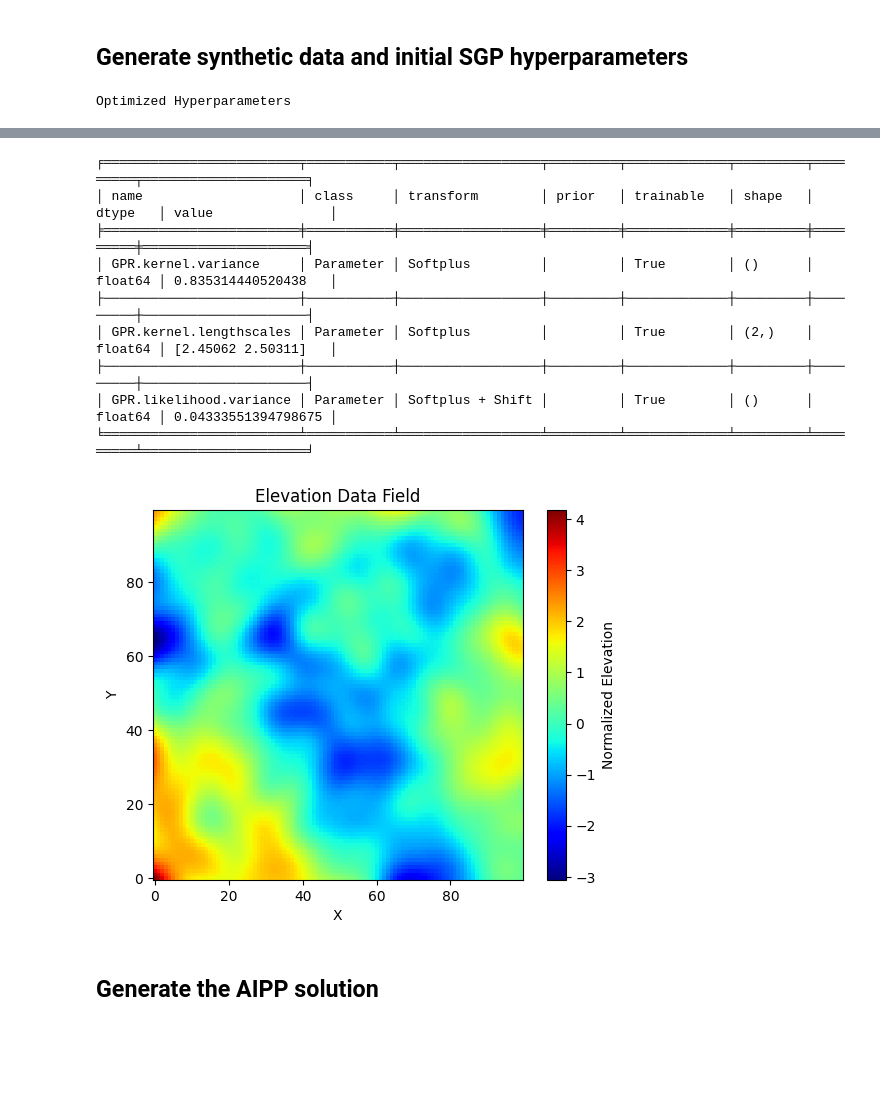
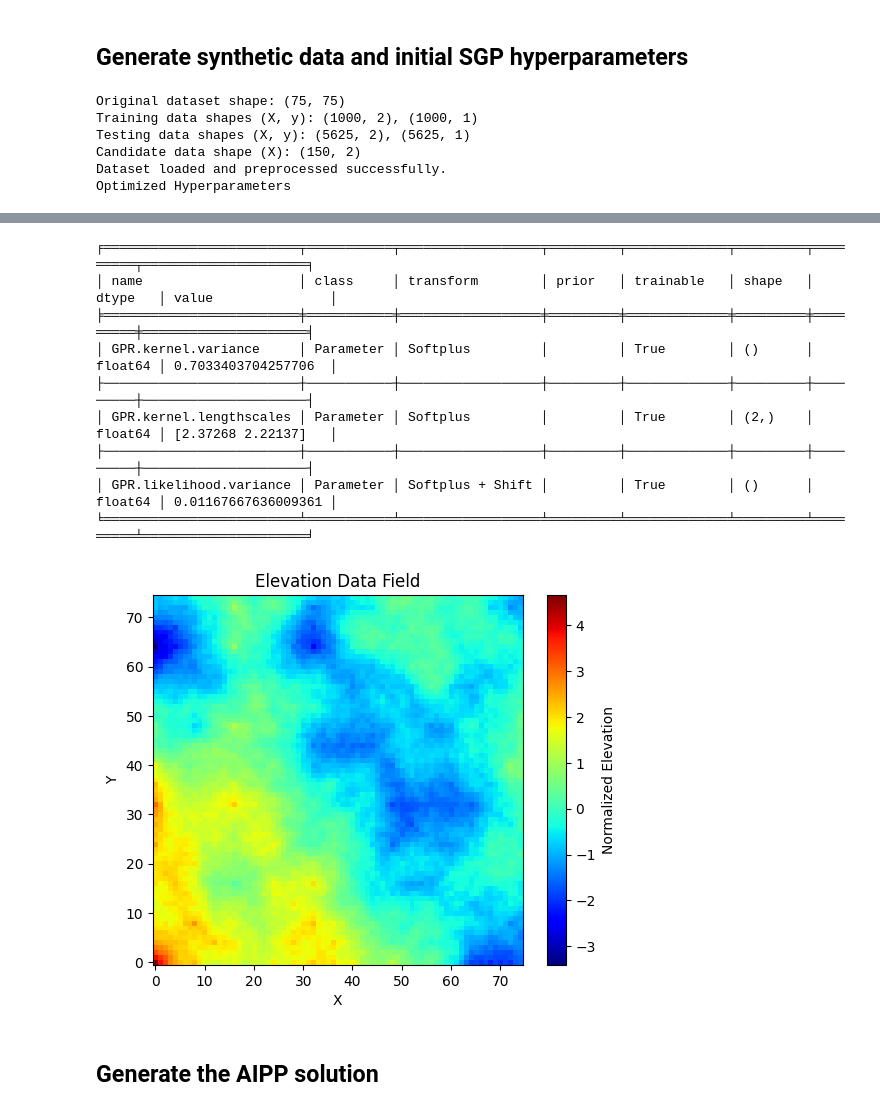
Before and after one commit to itskalvik/sgp-tools, a Jupyter notebook: examples/AIPP_non_point_FoV.ipynb, the cells around one changed output, grey strips where cells are left out. Cells and saved outputs as stored; diff of their text form; code cells hidden in the pictures; blank space fills up the shorter version.

```diff
--- a/examples/AIPP_non_point_FoV.ipynb
+++ b/examples/AIPP_non_point_FoV.ipynb
@@ -207,34 +216,31 @@ def run_aipp(X_train, ipp_model, Xu_init, path2data):
 # %% [markdown]
 ## Generate synthetic data and initial SGP hyperparameters
 # %%
-# Get the synthetic elevation data
-X_train, y_train, X_test, y_test, candidates, X, y = get_dataset(random_seed=0)
-train_dim = np.sqrt(X_train.shape[0]).astype(int)
+# Get the synthetic elevation data using the new Dataset class
+dataset = Dataset(random_seed=0,
+                  shape=(75, 75),
+                  num_test=75*75)
+X_train, y_train = dataset.get_train()
+X_test, y_test = dataset.get_test()
 
 # Train a GP and get the model parameters
 print('Optimized Hyperparameters')
 _, noise_variance_opt, kernel_opt = get_model_params(X_train, y_train,
                                                      lengthscales=[1.0, 1.0],
-                                                     optimizer='scipy')
-
-# Build a new test set on a grid for easy plotting in a 3D plot
-gpr = gpflow.models.GPR((X_test, y_test),
-                        noise_variance=noise_variance_opt,
-                        kernel=kernel_opt)
-test_dim = (100, 100)
-X_test1 = np.linspace(np.min(X[:, 0]), np.max(X[:, 0]), test_dim[0])
-X_test2 = np.linspace(np.min(X[:, 1]), np.max(X[:, 1]), test_dim[1])
-X_test1, X_test2 = np.meshgrid(X_test1, X_test2)
-X_test = np.stack([X_test1.ravel(), X_test2.ravel()], axis=1)
-y_test, y_var = gpr.predict_f(X_test)
-y_test = y_test.numpy()
+                                                     optimizer='scipy.L-BFGS-B')
 
 # Plot the data field
-plt.imshow(y_test.reshape(test_dim), cmap="jet", origin='lower')
+test_dim_shape = int(np.sqrt(X_test.shape[0]))
+plt.imshow(y_test.reshape(test_dim_shape, test_dim_shape), cmap="jet", origin='lower')
 plt.xlabel('X')
 plt.ylabel('Y')
 plt.title('Elevation Data Field')
 plt.colorbar(label='Normalized Elevation')
 plt.show()
 # %% [output]
+Original dataset shape: (75, 75)
+Training data shapes (X, y): (1000, 2), (1000, 1)
+Testing data shapes (X, y): (5625, 2), (5625, 1)
+Candidate data shape (X): (150, 2)
+Dataset loaded and preprocessed successfully.
 Optimized Hyperparameters
@@ -242,13 +248,13 @@ Optimized Hyperparameters
 ╒═════════════════════════╤═══════════╤══════════════════╤═════════╤═════════════╤═════════╤═════════╤═════════════════════╕
 │ name                    │ class     │ transform        │ prior   │ trainable   │ shape   │ dtype   │ value               │
 ╞═════════════════════════╪═══════════╪══════════════════╪═════════╪═════════════╪═════════╪═════════╪═════════════════════╡
-│ GPR.kernel.variance     │ Parameter │ Softplus         │         │ True        │ ()      │ float64 │ 0.835314440520438   │
+│ GPR.kernel.variance     │ Parameter │ Softplus         │         │ True        │ ()      │ float64 │ 0.7033403704257706  │
 ├─────────────────────────┼───────────┼──────────────────┼─────────┼─────────────┼─────────┼─────────┼─────────────────────┤
-│ GPR.kernel.lengthscales │ Parameter │ Softplus         │         │ True        │ (2,)    │ float64 │ [2.45062 2.50311]   │
+│ GPR.kernel.lengthscales │ Parameter │ Softplus         │         │ True        │ (2,)    │ float64 │ [2.37268 2.22137]   │
 ├─────────────────────────┼───────────┼──────────────────┼─────────┼─────────────┼─────────┼─────────┼─────────────────────┤
-│ GPR.likelihood.variance │ Parameter │ Softplus + Shift │         │ True        │ ()      │ float64 │ 0.04333551394798675 │
+│ GPR.likelihood.variance │ Parameter │ Softplus + Shift │         │ True        │ ()      │ float64 │ 0.01167667636009361 │
 ╘═════════════════════════╧═══════════╧══════════════════╧═════════╧═════════════╧═════════╧═════════╧═════════════════════╛
-[figure, old version]
+[figure, new version]
 # %% [markdown]
 ## Generate the AIPP solution
 # %%
```
Also changed, not shown: parts of 5 cells of this notebook, 4 other files.
